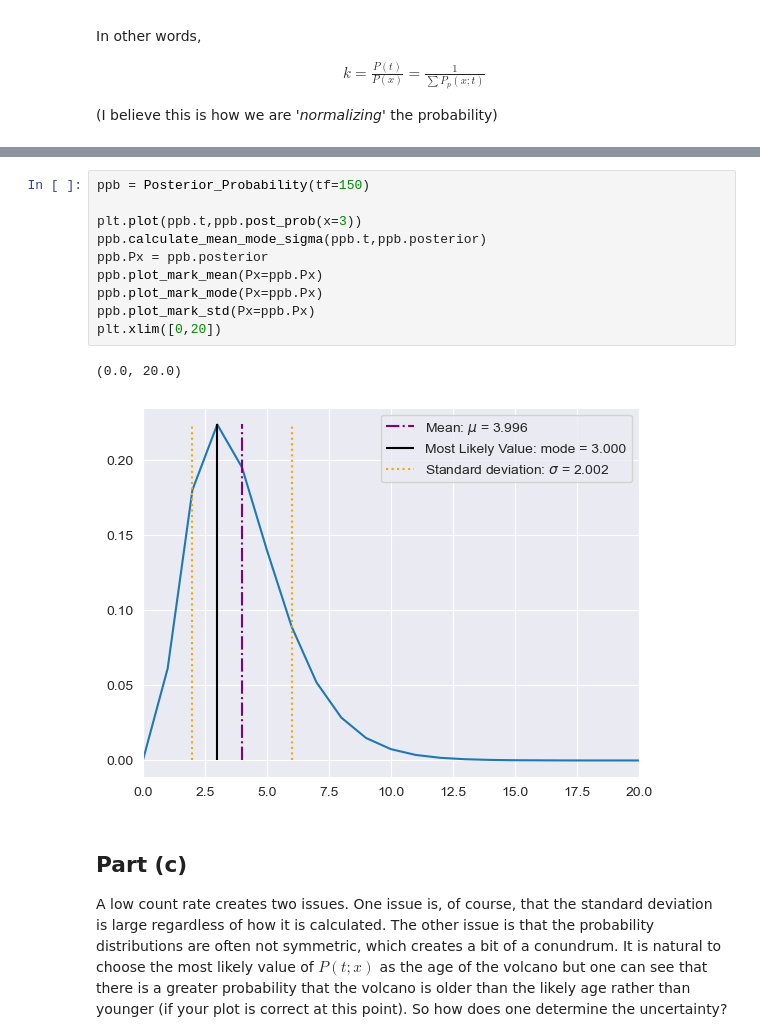
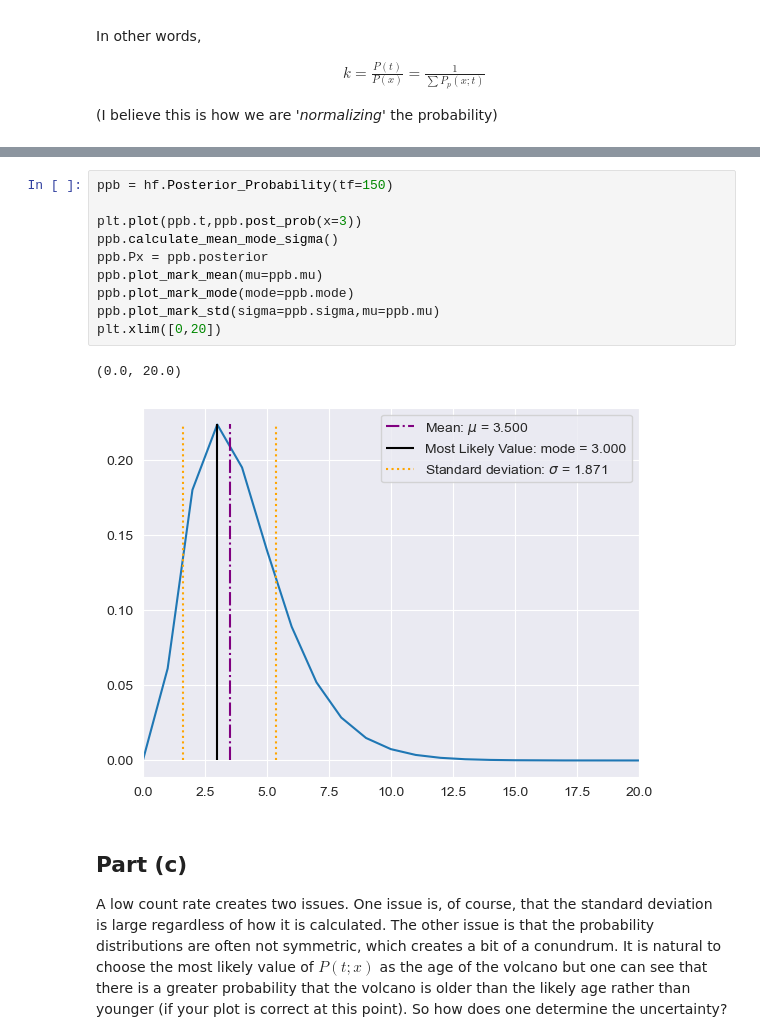
Before and after one commit to Rokkaan5/Code-Reference-Notebook, a Jupyter notebook: CU-Boulder/AstroPhys/HW/hw2/hw2-clean-fixed.ipynb, the cells around one changed output, grey strips where cells are left out. Cells and saved outputs as stored; diff of their text form.

```diff
--- a/CU-Boulder/AstroPhys/HW/hw2/hw2-clean-fixed.ipynb
+++ b/CU-Boulder/AstroPhys/HW/hw2/hw2-clean-fixed.ipynb
@@ -257,16 +239,16 @@ class Posterior_Probability(poisson):
 # %%
-ppb = Posterior_Probability(tf=150)
+ppb = hf.Posterior_Probability(tf=150)
 
 plt.plot(ppb.t,ppb.post_prob(x=3))
-ppb.calculate_mean_mode_sigma(ppb.t,ppb.posterior)
+ppb.calculate_mean_mode_sigma()
 ppb.Px = ppb.posterior
-ppb.plot_mark_mean(Px=ppb.Px)
-ppb.plot_mark_mode(Px=ppb.Px)
-ppb.plot_mark_std(Px=ppb.Px)
+ppb.plot_mark_mean(mu=ppb.mu)
+ppb.plot_mark_mode(mode=ppb.mode)
+ppb.plot_mark_std(sigma=ppb.sigma,mu=ppb.mu)
 plt.xlim([0,20])
 # %% [output]
 (0.0, 20.0)
-[figure, old version]
+[figure, new version]
 # %% [markdown]
 ## Part (c)
 
```
Also changed, not shown: parts of 14 cells of this notebook.
